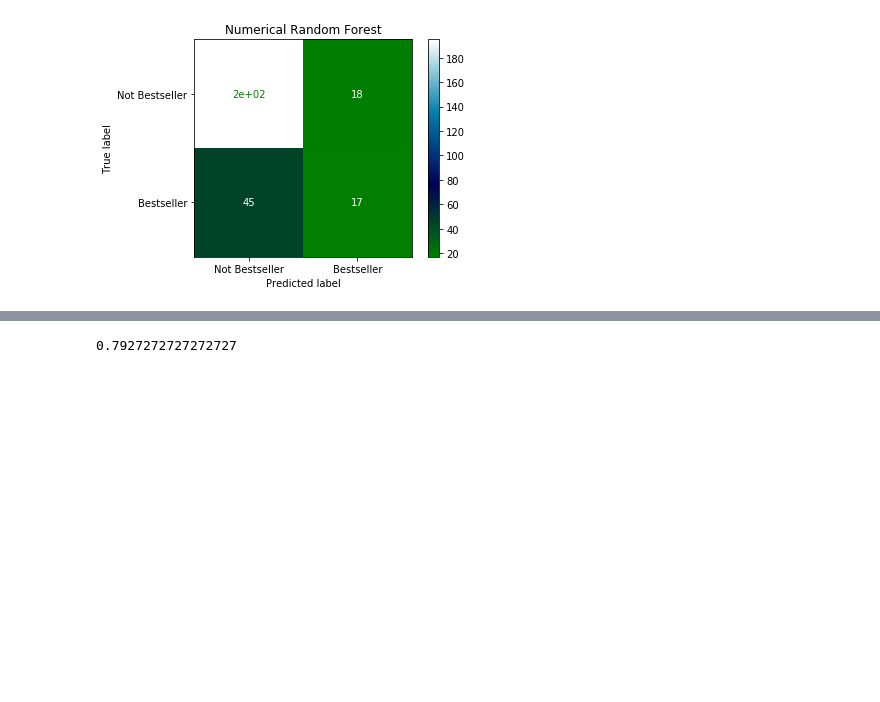
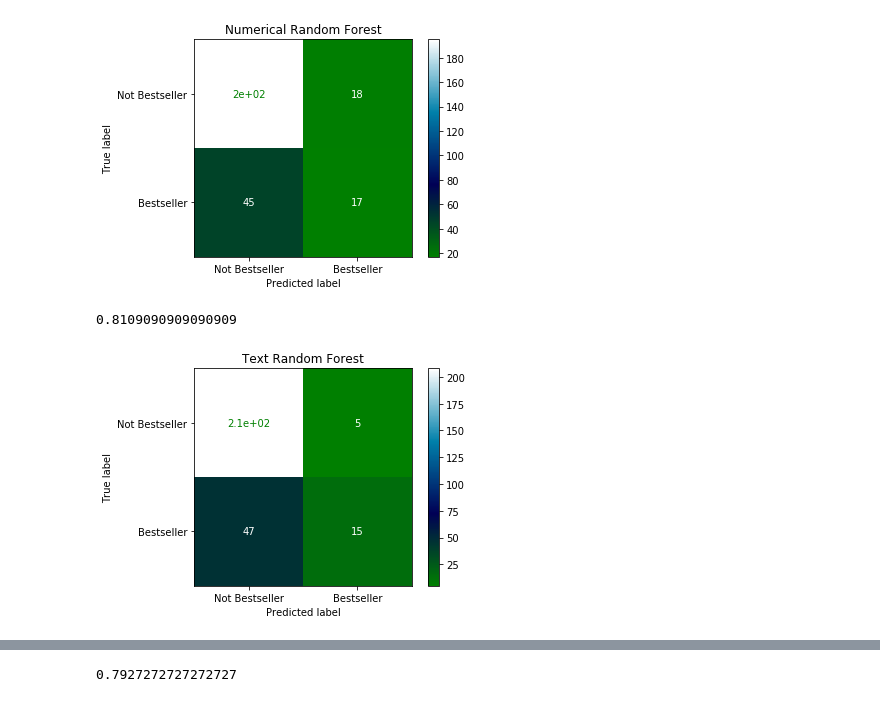
Before and after one commit to robillersomeone/NYT_bestsellers, a Jupyter notebook: modeling_optimization.ipynb, the cells around one changed output, grey strips where cells are left out. Drawn from its saved outputs; the diff is of its cells as text; code cells hidden in the pictures; blank space fills up the shorter version.

Commit message:
grid search, pickle cv, build prediction pipeline

```diff
--- a/modeling_optimization.ipynb
+++ b/modeling_optimization.ipynb
@@ -248,3 +321,15 @@ rf_score
 # %% [output]
 0.7709090909090909
 [figure]
+# %%
+# rf_text on testing data
+# baseline_modeling(rf, X_train_rating, y_train_rating)
+rf_text_test_preds = rf_text.predict(df_text_X_test)
+rf_text_confusion = confusion_matrix(df_text_y_test, rf_text_test_preds)
+rf_text_plot_confusion = plot_confusion_matrix(rf_text, df_text_X_test, df_text_y_test, cmap='ocean',
+                                          display_labels=class_names).ax_.set_title('Text Random Forest')
+rf_text_score = rf_text.score(df_text_X_test, df_text_y_test)
+rf_text_score
+# %% [output]
+0.8109090909090909
+[figure, added]
```
Also changed, not shown: parts of 20 cells of this notebook, 5 other files.
